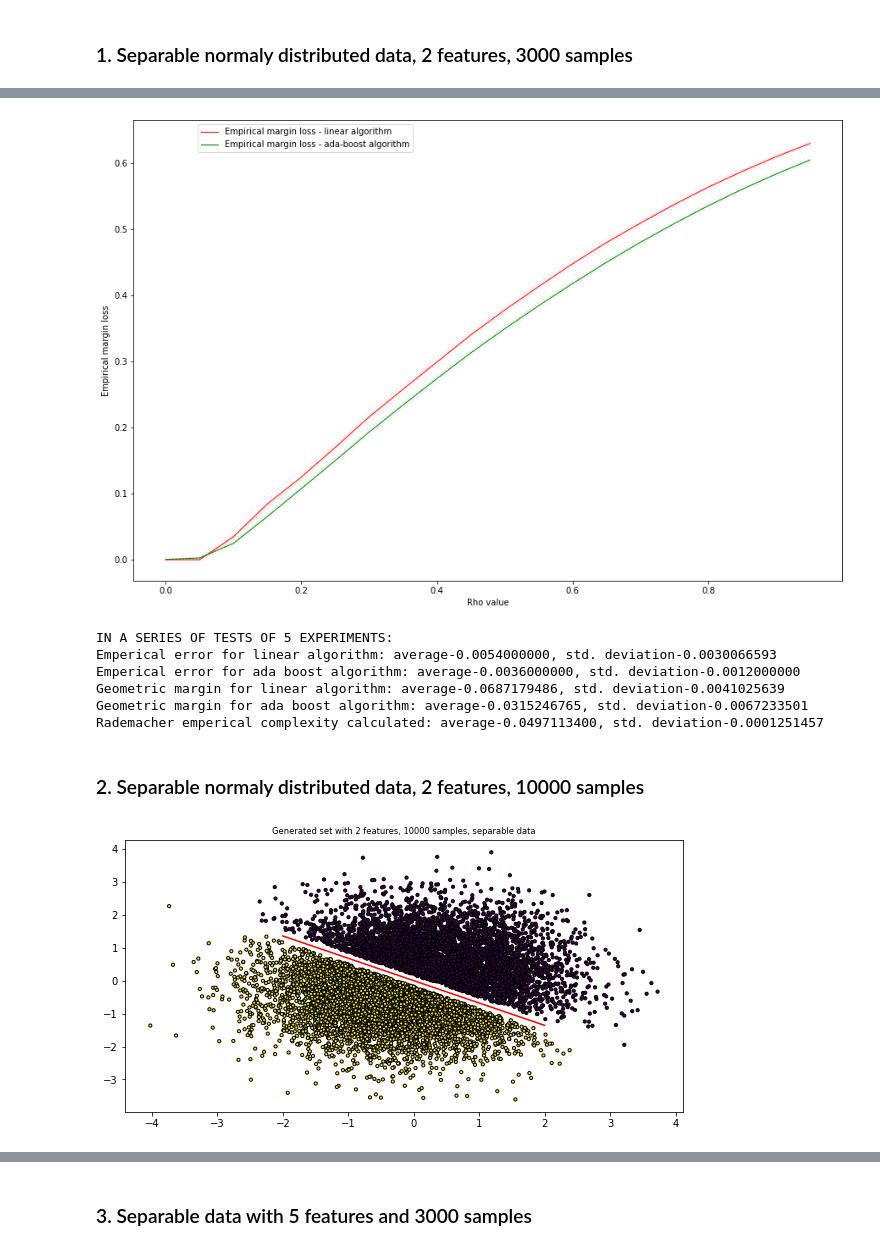
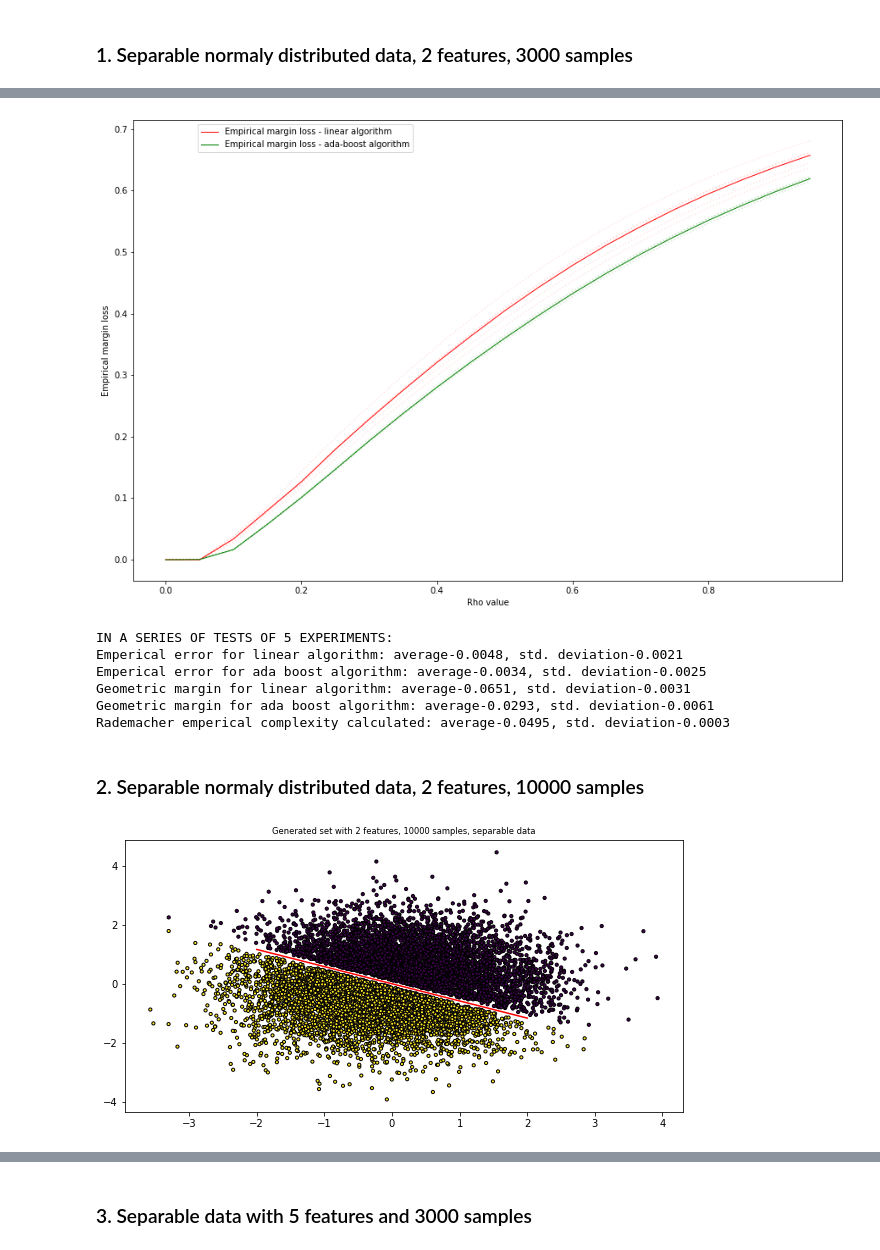
Before and after one commit to vkmbox/Ml-hse-final, a Jupyter notebook: ada-boost-implementations/code-python/notebooks/Rademacher_complexity_based_estimations.ipynb, the cells around one changed output, grey strips where cells are left out. Drawn from its saved outputs; the diff is of its cells as text; code cells hidden in the pictures.

```diff
--- a/ada-boost-implementations/code-python/notebooks/Rademacher_complexity_based_estimations.ipynb
+++ b/ada-boost-implementations/code-python/notebooks/Rademacher_complexity_based_estimations.ipynb
@@ -187,37 +204,37 @@ draw2classifiers_error_bound(X_trains3000, y_trains3000, clfs3000L, clfs3000J, r
 # %%
 plt.figure(figsize=(15,10))
-rho_vars = np.arange(0.0, 1, 0.05)
-draw2classifiers_margin_loss(X_trains3000, y_trains3000, clfs3000L, clfs3000J, rho_vars)
+idxs = np.arange(0, 100, 5)
+draw2classifiers_margin_loss(X_trains3000, y_trains3000, losses3000L, losses3000J, idxs)
 # %% [output]
-[figure, old version]
+[figure, new version]
 # %%
 print("IN A SERIES OF TESTS OF {} EXPERIMENTS:".format(REPEAT_COUNT))
-print("Emperical error for linear algorithm: average-{:1.10f}, std. deviation-{:1.10f}"\
+print("Emperical error for linear algorithm: average-{:1.4f}, std. deviation-{:1.4f}"\
       .format(np.average(errs3000L), np.std(errs3000L)))
-print("Emperical error for ada boost algorithm: average-{:1.10f}, std. deviation-{:1.10f}"\
+print("Emperical error for ada boost algorithm: average-{:1.4f}, std. deviation-{:1.4f}"\
       .format(np.average(errs3000J), np.std(errs3000J)))
-print("Geometric margin for linear algorithm: average-{:1.10f}, std. deviation-{:1.10f}"\
+print("Geometric margin for linear algorithm: average-{:1.4f}, std. deviation-{:1.4f}"\
       .format(np.average(mgns3000L), np.std(mgns3000L)))
-print("Geometric margin for ada boost algorithm: average-{:1.10f}, std. deviation-{:1.10f}"\
+print("Geometric margin for ada boost algorithm: average-{:1.4f}, std. deviation-{:1.4f}"\
       .format(np.average(mgns3000J), np.std(mgns3000J)))
-print("Rademacher emperical complexity calculated: average-{:1.10f}, std. deviation-{:1.10f}"\
+print("Rademacher emperical complexity calculated: average-{:1.4f}, std. deviation-{:1.4f}"\
       .format(np.average(rads3000), np.std(rads3000)))
 # %% [output]
 IN A SERIES OF TESTS OF 5 EXPERIMENTS:
-Emperical error for linear algorithm: average-0.0054000000, std. deviation-0.0030066593
-Emperical error for ada boost algorithm: average-0.0036000000, std. deviation-0.0012000000
-Geometric margin for linear algorithm: average-0.0687179486, std. deviation-0.0041025639
-Geometric margin for ada boost algorithm: average-0.0315246765, std. deviation-0.0067233501
-Rademacher emperical complexity calculated: average-0.0497113400, std. deviation-0.0001251457
+Emperical error for linear algorithm: average-0.0048, std. deviation-0.0021
+Emperical error for ada boost algorithm: average-0.0034, std. deviation-0.0025
+Geometric margin for linear algorithm: average-0.0651, std. deviation-0.0031
+Geometric margin for ada boost algorithm: average-0.0293, std. deviation-0.0061
+Rademacher emperical complexity calculated: average-0.0495, std. deviation-0.0003
 # %% [markdown]
 ### 2. Separable normaly distributed data, 2 features, 10000 samples
 # %%
 plt.figure(figsize=(10, 5))
 plt.title("Generated set with 2 features, 10000 samples, separable data", fontsize="small")
-x_10000, y_10000, v_normal = make_classification_normal(2, 10000, rho=0.15)
+x_10000, y_10000, v_normal = make_classification_normal(2, 10000, rho=0.1)
 draw_data_by_coord01(x_10000, y_10000, v_normal)
 # %% [output]
-[figure, old version]
+[figure, new version]
 # %%
 REPEAT_COUNT = 3
 TEST_SIZE = 1/3
```
Also changed, not shown: parts of 22 cells of this notebook, 11 other files.
